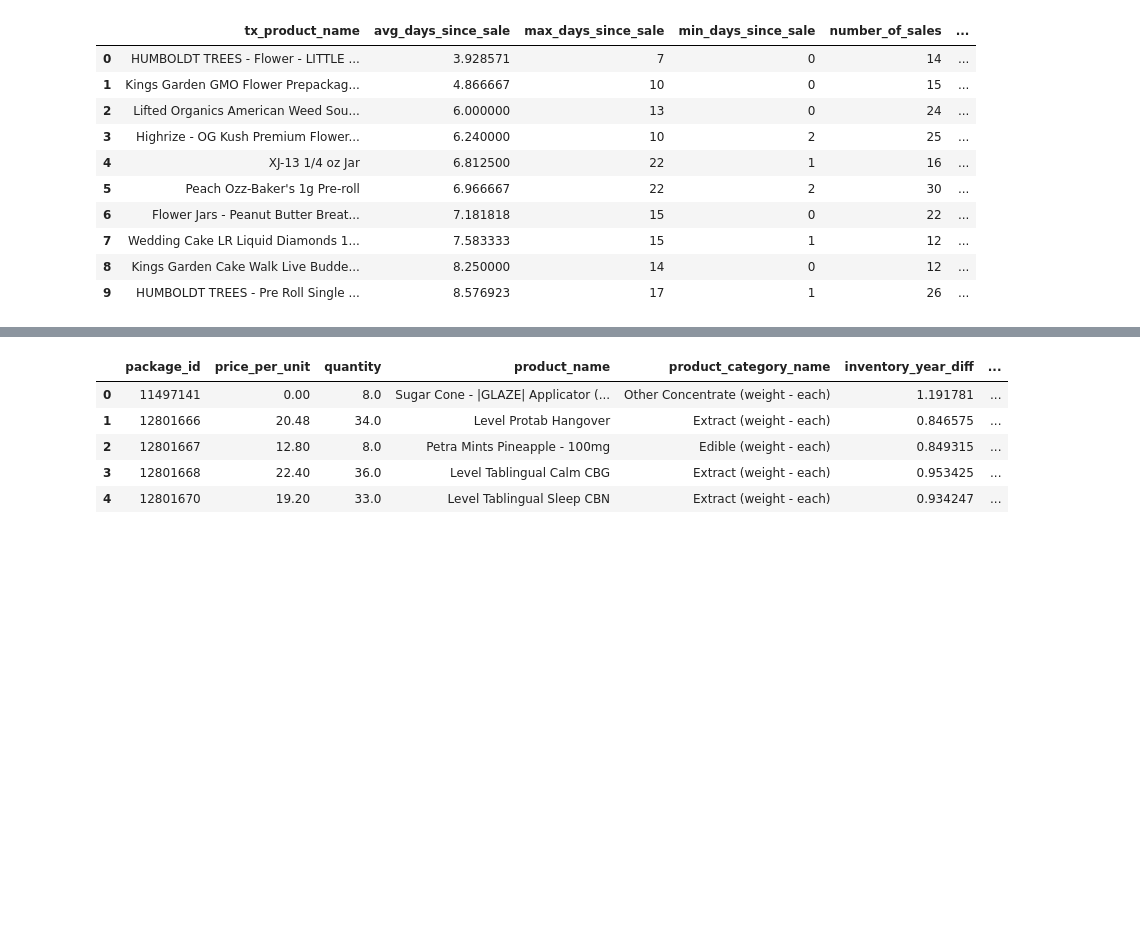
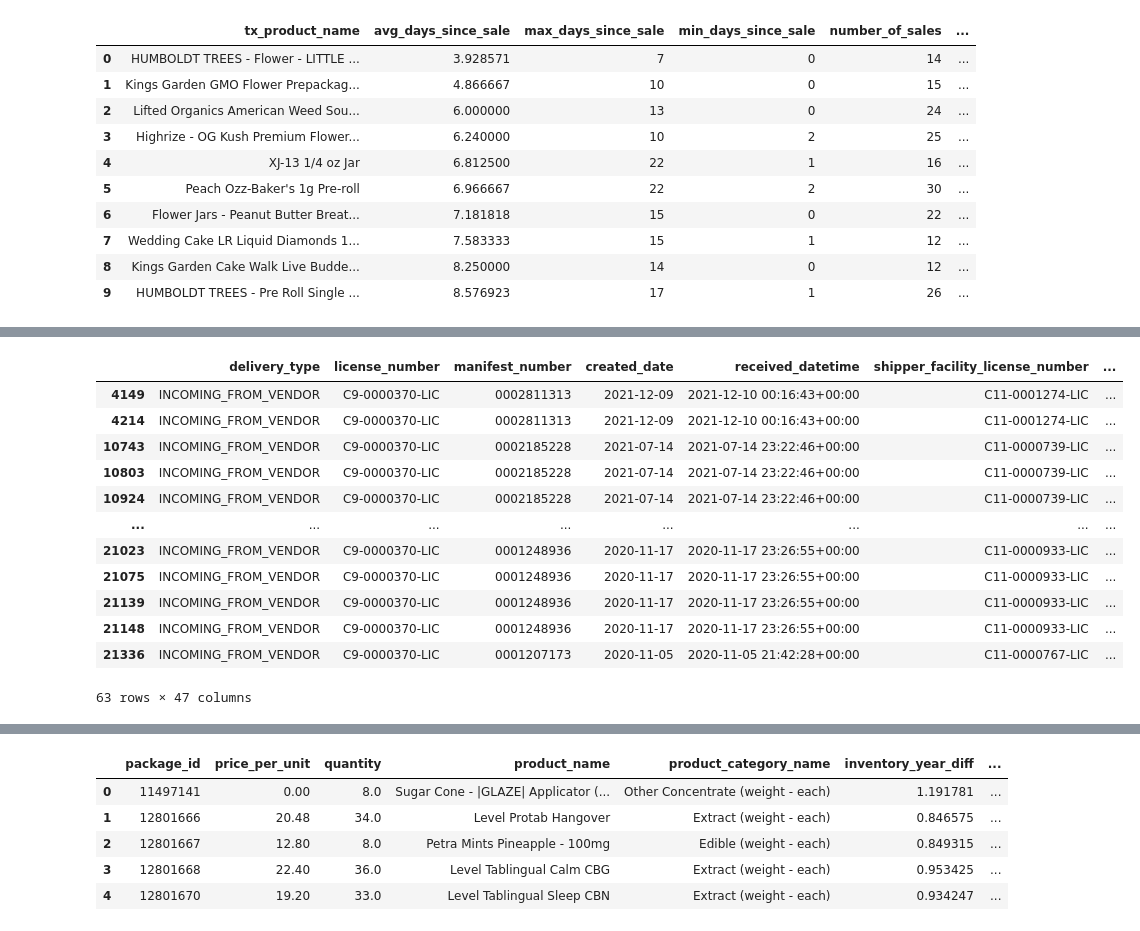
Before and after one commit to warrenshen/platform, a Jupyter notebook: services/api-server/notebooks/analysis/Roy-Inventory-Freshness-Analyzer-Script-Test.ipynb, the cells around one changed output, grey strips where cells are left out. Cells and saved outputs as stored; diff of their text form; code cells hidden in the pictures; blank space fills up the shorter version.

```diff
--- a/services/api-server/notebooks/analysis/Roy-Inventory-Freshness-Analyzer-Script-Test.ipynb
+++ b/services/api-server/notebooks/analysis/Roy-Inventory-Freshness-Analyzer-Script-Test.ipynb
@@ -450,0 +451,24 @@ analyzer.find_most_valuable_products_by_velocity_sales_weighted('tx_product_name
+# %%
+df = ifa_query.create_sales_incoming_days_since_package_metric_query(
+    ['EL'],
+    ['C9-0000370-LIC'],
+    SALES_TRANSACTIONS_START_DATE, SALES_TRANSACTIONS_END_DATE)
+df = pd.read_sql_query(df, engine)
+# %%
+df_0_day_sale = df[df.sales_days_diff == 0]
+# %%
+df_0_day_sale
+# %% [output]
+|  | delivery_type | license_number | manifest_number | created_date | received_datetime | shipper_facility_license_number | ... |
+| 4149 | INCOMING_FROM_VENDOR | C9-0000370-LIC | 0002811313 | 2021-12-09 | 2021-12-10 00:16:43+00:00 | C11-0001274-LIC | ... |
+| 4214 | INCOMING_FROM_VENDOR | C9-0000370-LIC | 0002811313 | 2021-12-09 | 2021-12-10 00:16:43+00:00 | C11-0001274-LIC | ... |
+| 10743 | INCOMING_FROM_VENDOR | C9-0000370-LIC | 0002185228 | 2021-07-14 | 2021-07-14 23:22:46+00:00 | C11-0000739-LIC | ... |
+| 10803 | INCOMING_FROM_VENDOR | C9-0000370-LIC | 0002185228 | 2021-07-14 | 2021-07-14 23:22:46+00:00 | C11-0000739-LIC | ... |
+| 10924 | INCOMING_FROM_VENDOR | C9-0000370-LIC | 0002185228 | 2021-07-14 | 2021-07-14 23:22:46+00:00 | C11-0000739-LIC | ... |
+| ... | ... | ... | ... | ... | ... | ... | ... |
+| 21023 | INCOMING_FROM_VENDOR | C9-0000370-LIC | 0001248936 | 2020-11-17 | 2020-11-17 23:26:55+00:00 | C11-0000933-LIC | ... |
+| 21075 | INCOMING_FROM_VENDOR | C9-0000370-LIC | 0001248936 | 2020-11-17 | 2020-11-17 23:26:55+00:00 | C11-0000933-LIC | ... |
+| 21139 | INCOMING_FROM_VENDOR | C9-0000370-LIC | 0001248936 | 2020-11-17 | 2020-11-17 23:26:55+00:00 | C11-0000933-LIC | ... |
+| 21148 | INCOMING_FROM_VENDOR | C9-0000370-LIC | 0001248936 | 2020-11-17 | 2020-11-17 23:26:55+00:00 | C11-0000933-LIC | ... |
+| 21336 | INCOMING_FROM_VENDOR | C9-0000370-LIC | 0001207173 | 2020-11-05 | 2020-11-05 21:42:28+00:00 | C11-0000767-LIC | ... |
+63 rows × 47 columns
```
Also changed, not shown: parts of 35 cells of this notebook, 3 other files.
